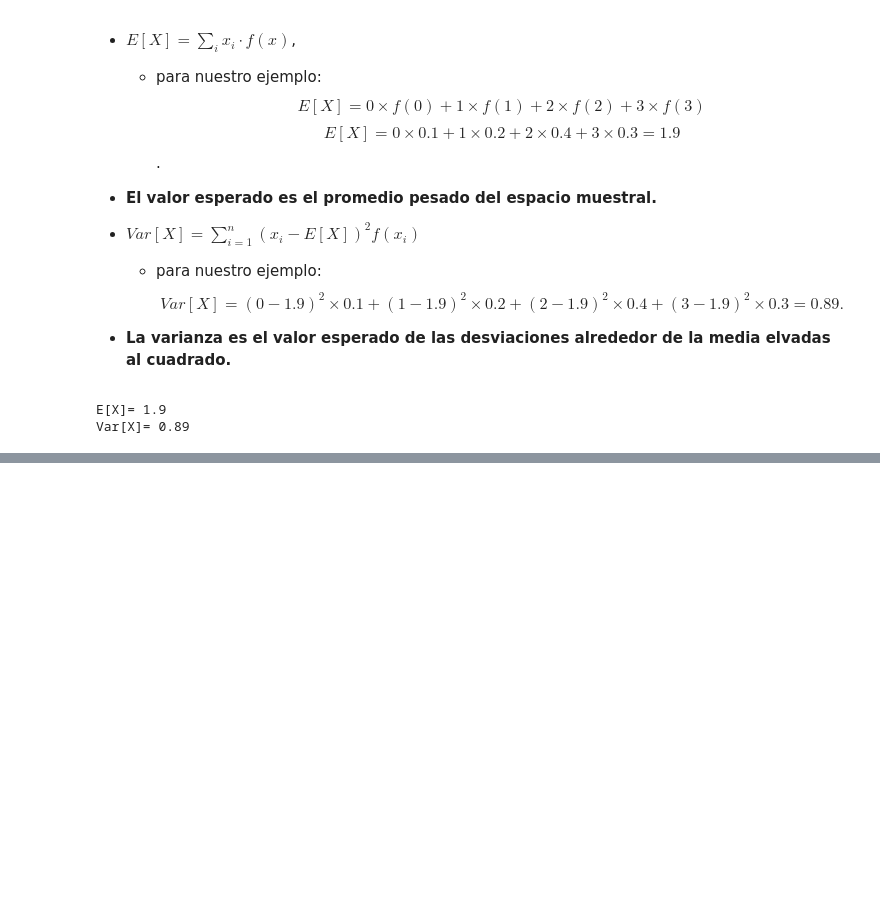
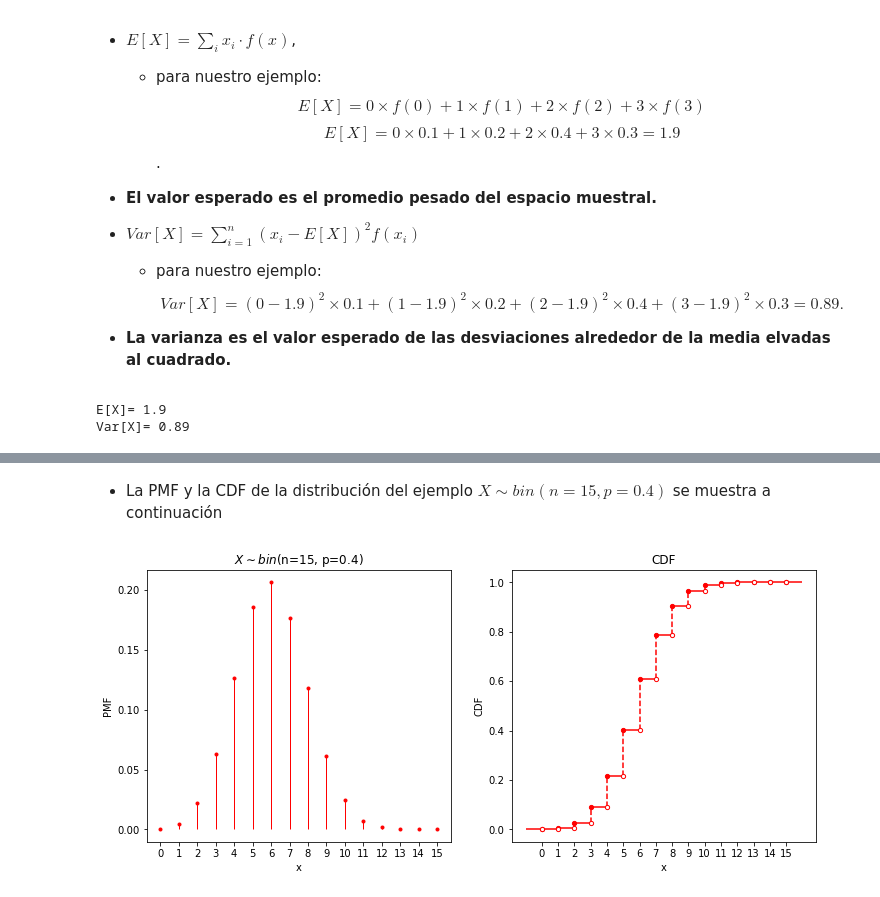
Before and after one commit to marsgr6/EN-online, a Jupyter notebook: discrete_distributions.ipynb, the cells around one changed output, grey strips where cells are left out. Saved outputs shown, nothing was run; the diff lists cells and outputs as text; code cells hidden in the pictures; blank space fills up the shorter version.

```diff
--- a/discrete_distributions.ipynb
+++ b/discrete_distributions.ipynb
@@ -163,10 +202,12 @@ plot_pmf(table_data.x, table_data.fx)
 # %%
 cdfx = np.array([.1, .3, .7, 1.])  # CDF
 
-def plot_cdf(rvs_range, cdf_prob):
+def plot_cdf(rvs_range, cdf_prob, ax=None):
     yn = np.insert(cdf_prob, 0, 0)
-    fig, ax = plt.subplots()
-    ax.set_facecolor('white')
+
+    if ax is None:
+        fig, ax = plt.subplots()
+        ax.set_facecolor('white')
 
     # https://matplotlib.org/api/_as_gen/matplotlib.axes.Axes.hlines.html
     ax.hlines(y=yn, xmin=rvs_range[:-1], xmax=rvs_range[1:],
@@ -180,6 +221,7 @@ def plot_cdf(rvs_range, cdf_prob):
     ax.scatter(rvs_range[1:-1], yn[:-1], color='white', s=18, zorder=2,
                edgecolor='red')
     return ax
+
 x = np.arange(-1, 5)  # Provide support +-1
 ax = plot_cdf(x, list(table_data.Fx))
 # %% [output]
@@ -794,0 +554,28 @@ l = plt.legend()
+# %% [markdown]
+- La PMF y la CDF de la distribución del ejemplo $X \sim bin(n=15, p=0.4)$ se muestra a continuación
+# %%
+# Parámetros de la distribución binomial
+n, p = 15, 0.4
+
+f, (ax1, ax2) = plt.subplots(1, 2, figsize=(12,5))  # Dos paneles ax1 y ax2
+
+# Panel 1: ax1
+x = range(n+1)  # evaluaremos un subconjunto de los valores posibles de la v.a. x={0,...,15}
+pmfx = binom.pmf(x, n, p)  # Evalúa la PMF, 𝑓𝑋(𝑥;𝑛,𝑝) definida arriba
+ax1.vlines(x, [0]*len(x), pmfx, color="r", lw=1)  # grafica las líneas verticales
+ax1.plot(x, pmfx, '.', color='r')  # grafica los puntos
+ax1.set_xlabel("x"); ax1.set_ylabel("PMF")  # etiqueta de los ejes
+ax1.set_title(r"$X \sim bin($n="+ str(n) + ", p=" + str(p) +")")  # título del panel
+ax1.set_xticks(range(n+1))  # define xticks
+ax1.set_xticklabels(range(n+1))  # define etiquetas de xticks
+
+# Panel 2: ax2
+xcdf = np.array(range(-1,17))
+Fx = binom.cdf(x, n, p)
+plot_cdf(xcdf, Fx, ax=ax2)
+ax2.set_title("CDF")  # título del panel
+ax2.set_xlabel("x"); ax2.set_ylabel("CDF")  # etiqueta de los ejes
+ax2.set_xticks(range(n+1))
+xt = ax2.set_xticklabels(range(n+1))
+# %% [output]
+[figure, added]
```
Also changed, not shown: parts of 57 cells of this notebook, 2 other files.
